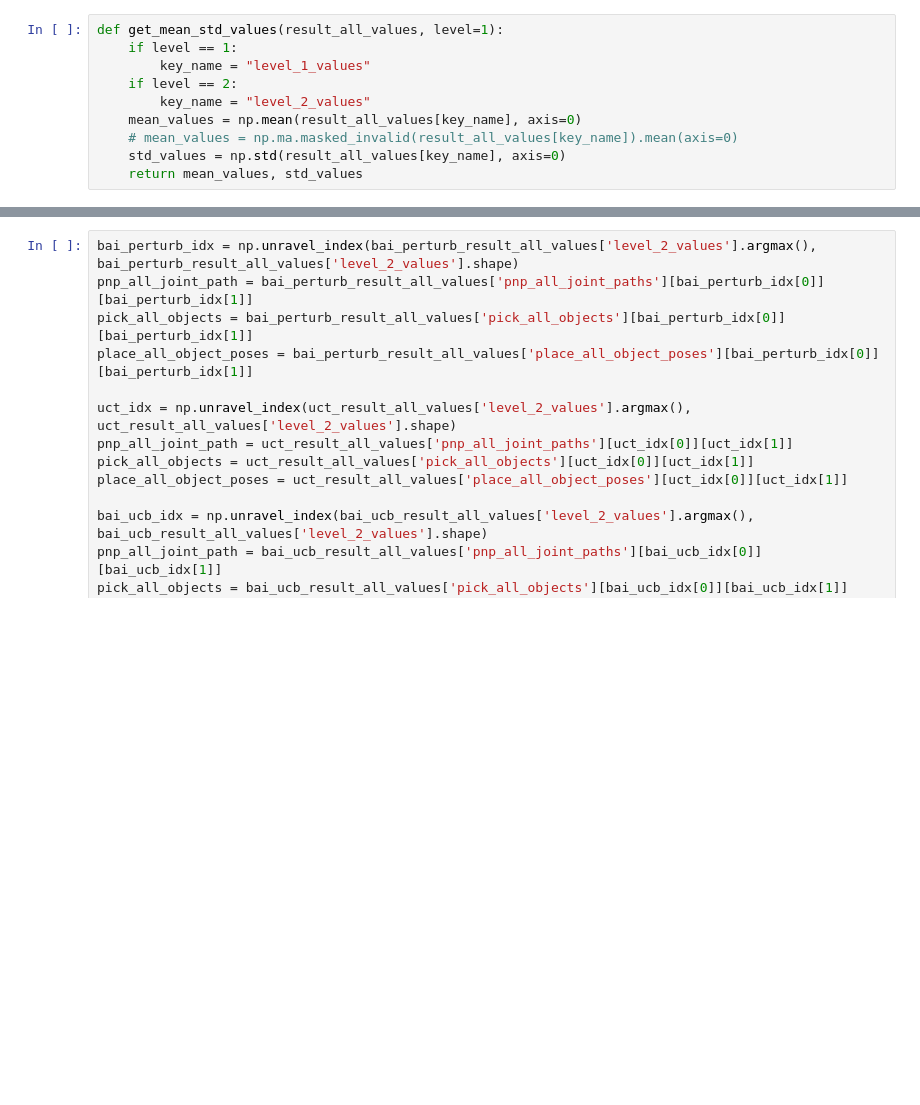
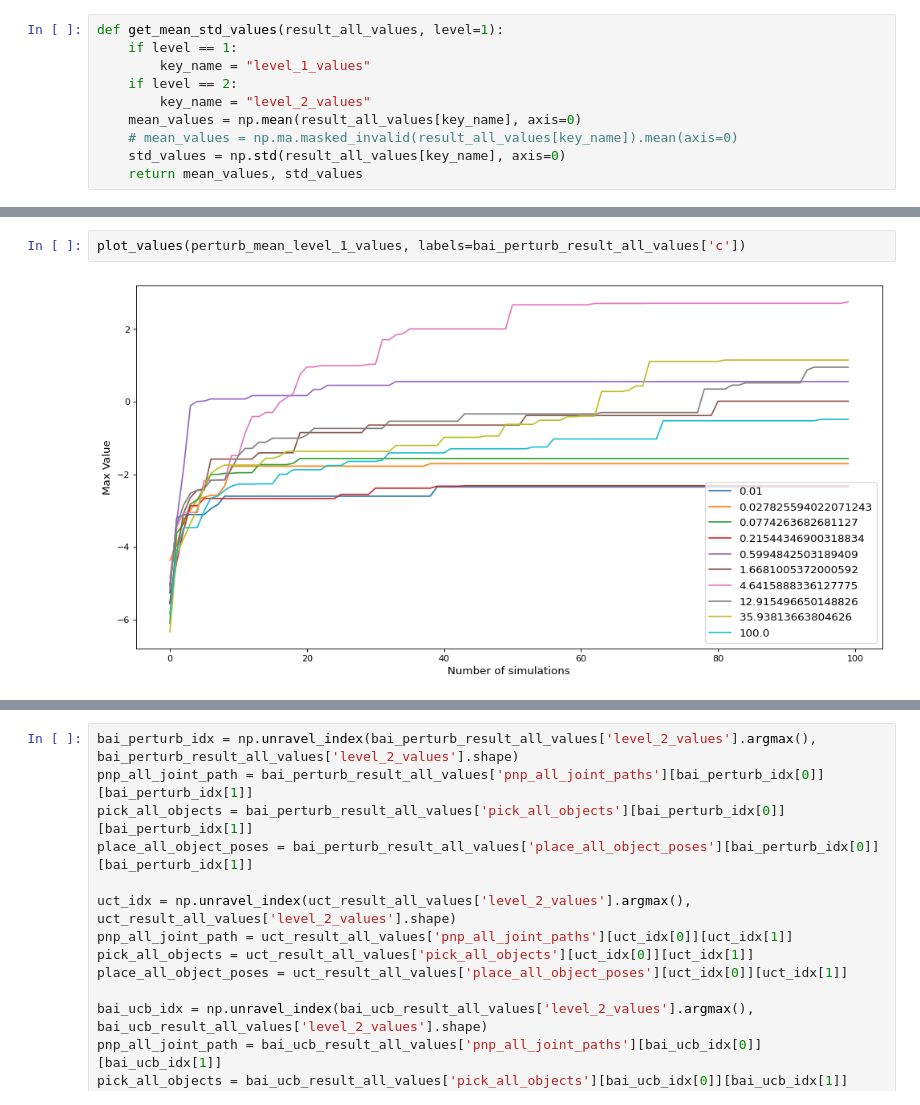
Before and after one commit to jdj2261/pytamp, a Jupyter notebook: results/benchmark2_result_level_2.ipynb, the cells around one changed output, grey strips where cells are left out. Saved outputs shown, nothing was run; the diff lists cells and outputs as text; blank space fills up the shorter version.

```diff
--- a/results/benchmark2_result_level_2.ipynb
+++ b/results/benchmark2_result_level_2.ipynb
@@ -114,3 +114,7 @@ plot_values(uct_mean_level_2_values, labels=uct_result_all_values['c'])
+# %%
+plot_values(perturb_mean_level_1_values, labels=bai_perturb_result_all_values['c'])
+# %% [output]
+[figure, added]
 # %%
 random_result_all_values = get_final_all_values("random", budgets, n_seed, end_num)
 
```
Also changed, not shown: parts of 13 cells of this notebook, 17 other files.
